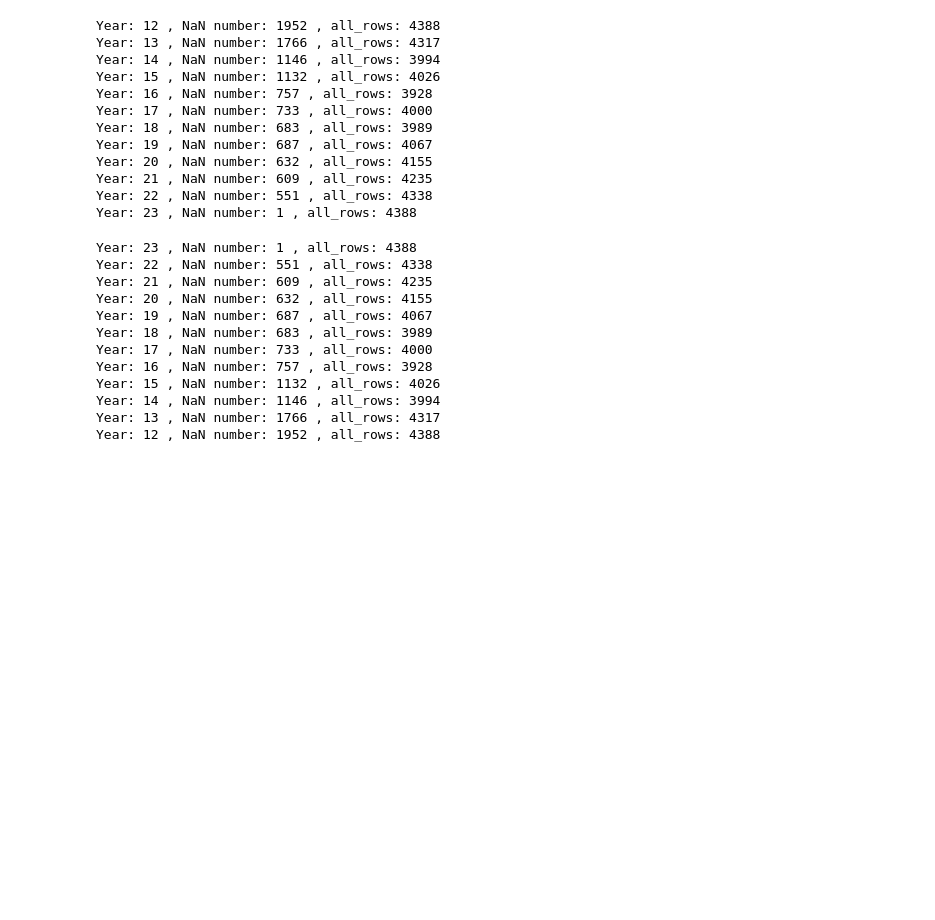
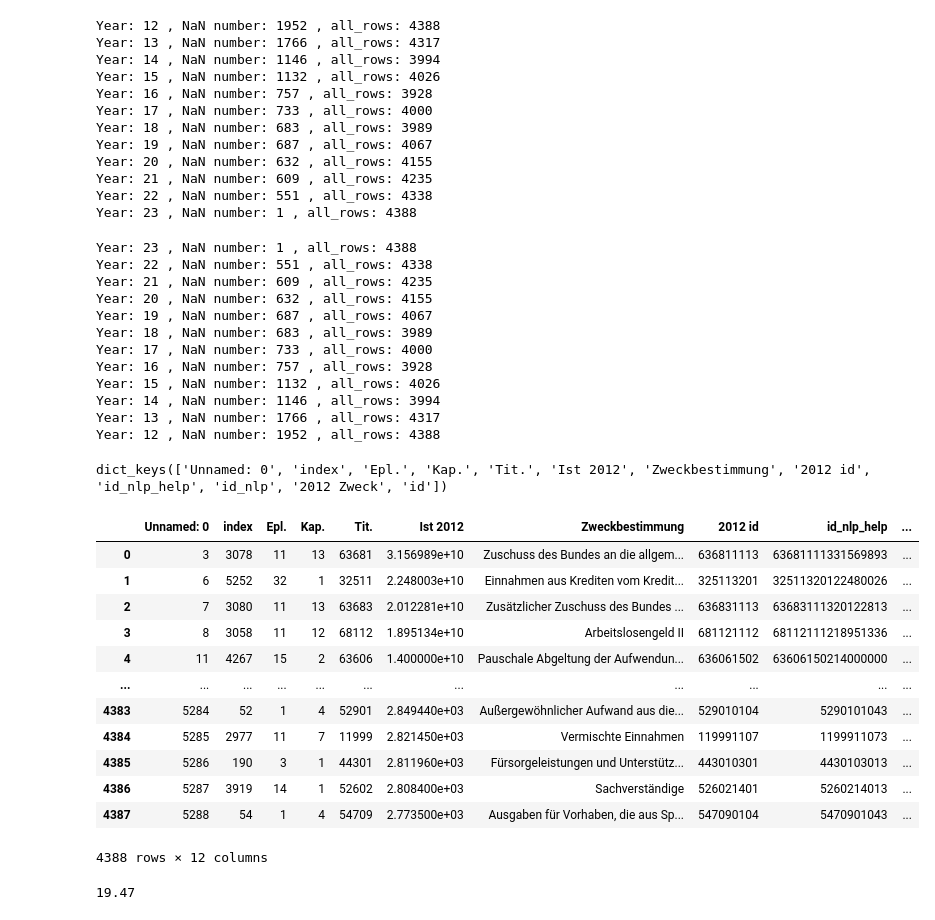
Before and after one commit to MaxwellMuF/Urban_technologie_project_Bundeshaushalt, a Jupyter notebook: 4_Check_embeddings.ipynb, the cells around one changed output. Saved outputs shown, nothing was run; the diff lists cells and outputs as text; code cells hidden in the pictures; blank space fills up the shorter version.

```diff
--- a/4_Check_embeddings.ipynb
+++ b/4_Check_embeddings.ipynb
@@ -642,0 +649,24 @@ Year: 12 , NaN number: 1952 , all_rows: 4388
+# %%
+df_dict.keys()
+# %% [output]
+dict_keys(['Unnamed: 0', 'index', 'Epl.', 'Kap.', 'Tit.', 'Ist 2012', 'Zweckbestimmung', '2012 id', 'id_nlp_help', 'id_nlp', '2012 Zweck', 'id'])
+# %%
+df_i
+# %% [output]
+|  | Unnamed: 0 | index | Epl. | Kap. | Tit. | Ist 2012 | Zweckbestimmung | 2012 id | id_nlp_help | ... |
+| 0 | 3 | 3078 | 11 | 13 | 63681 | 3.156989e+10 | Zuschuss des Bundes an die allgem... | 636811113 | 63681111331569893 | ... |
+| 1 | 6 | 5252 | 32 | 1 | 32511 | 2.248003e+10 | Einnahmen aus Krediten vom Kredit... | 325113201 | 32511320122480026 | ... |
+| 2 | 7 | 3080 | 11 | 13 | 63683 | 2.012281e+10 | Zusätzlicher Zuschuss des Bundes ... | 636831113 | 63683111320122813 | ... |
+| 3 | 8 | 3058 | 11 | 12 | 68112 | 1.895134e+10 | Arbeitslosengeld II | 681121112 | 68112111218951336 | ... |
+| 4 | 11 | 4267 | 15 | 2 | 63606 | 1.400000e+10 | Pauschale Abgeltung der Aufwendun... | 636061502 | 63606150214000000 | ... |
+| ... | ... | ... | ... | ... | ... | ... | ... | ... | ... | ... |
+| 4383 | 5284 | 52 | 1 | 4 | 52901 | 2.849440e+03 | Außergewöhnlicher Aufwand aus die... | 529010104 | 5290101043 | ... |
+| 4384 | 5285 | 2977 | 11 | 7 | 11999 | 2.821450e+03 | Vermischte Einnahmen | 119991107 | 1199911073 | ... |
+| 4385 | 5286 | 190 | 3 | 1 | 44301 | 2.811960e+03 | Fürsorgeleistungen und Unterstütz... | 443010301 | 4430103013 | ... |
+| 4386 | 5287 | 3919 | 14 | 1 | 52602 | 2.808400e+03 | Sachverständige | 526021401 | 5260214013 | ... |
+| 4387 | 5288 | 54 | 1 | 4 | 54709 | 2.773500e+03 | Ausgaben für Vorhaben, die aus Sp... | 547090104 | 5470901043 | ... |
+4388 rows × 12 columns
+# %%
+1.77*11
+# %% [output]
+19.47
```
Also changed, not shown: parts of 2 cells of this notebook, 3 other files.
